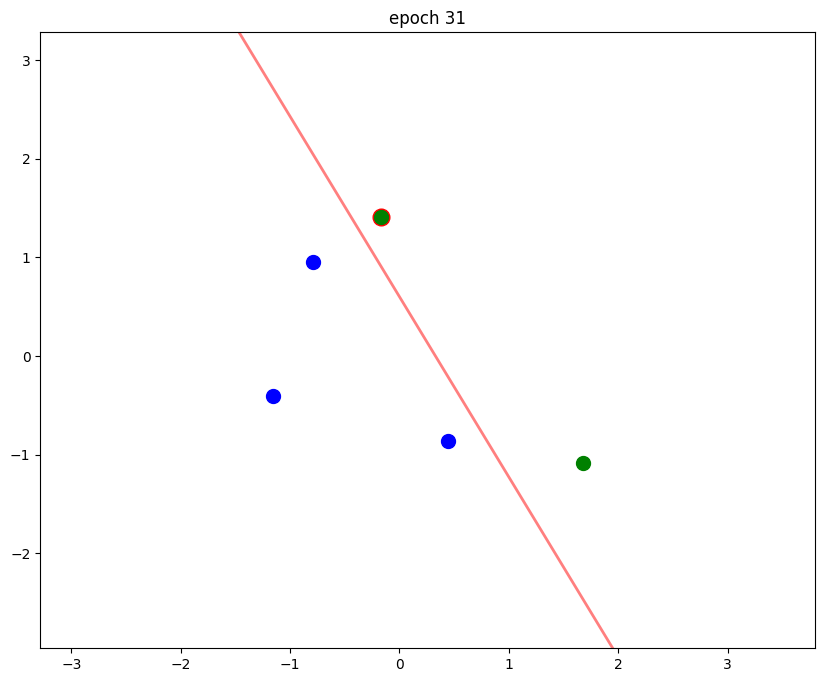
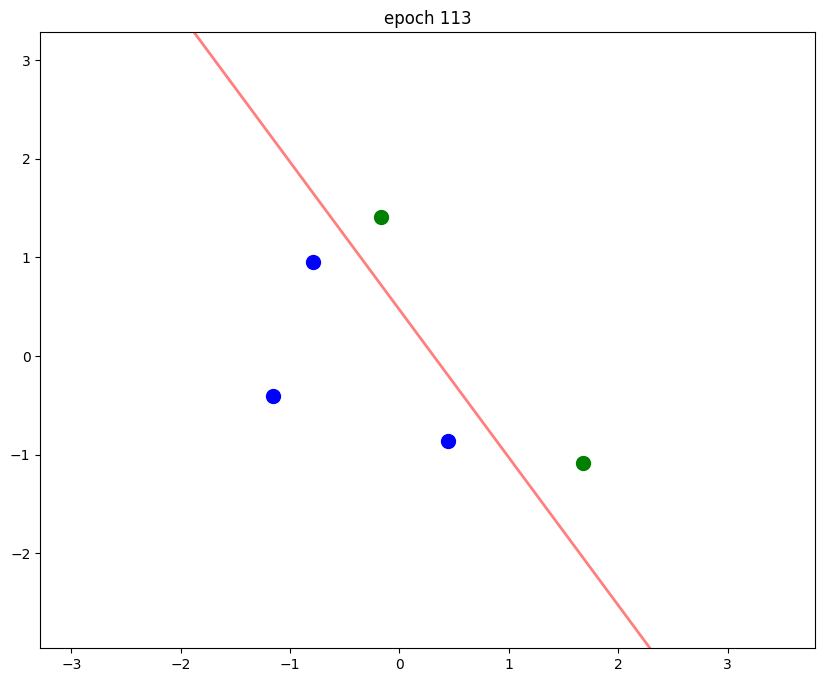
Unified diff of the notebook cell whose output changed from the first chart to the second:
--- before
+++ after
@@ -58,5 +58,5 @@
 learning_rate = 0.1
 Error_last = 0    # lo debo poner algo dist a 0 la primera vez
-Error = 1
+Error = 0.009
 epoch = 0
 
@@ -88,5 +88,5 @@
 
 
-
-grafico.graficar(W, x0, epoch, -1)
+plt.close()
+# grafico.graficar(W, x0, epoch, -1)
 print(epoch, W, x0)

Commit: Se creó con Colab